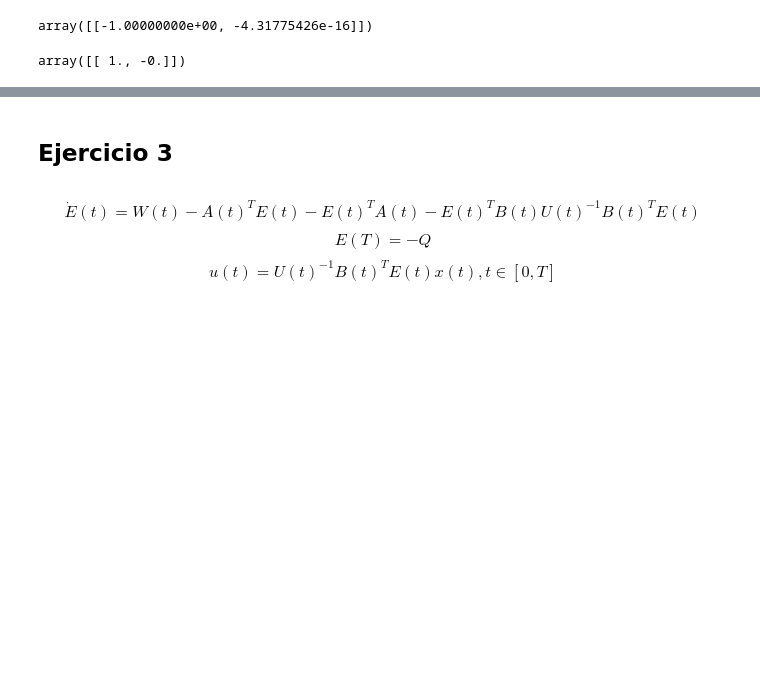
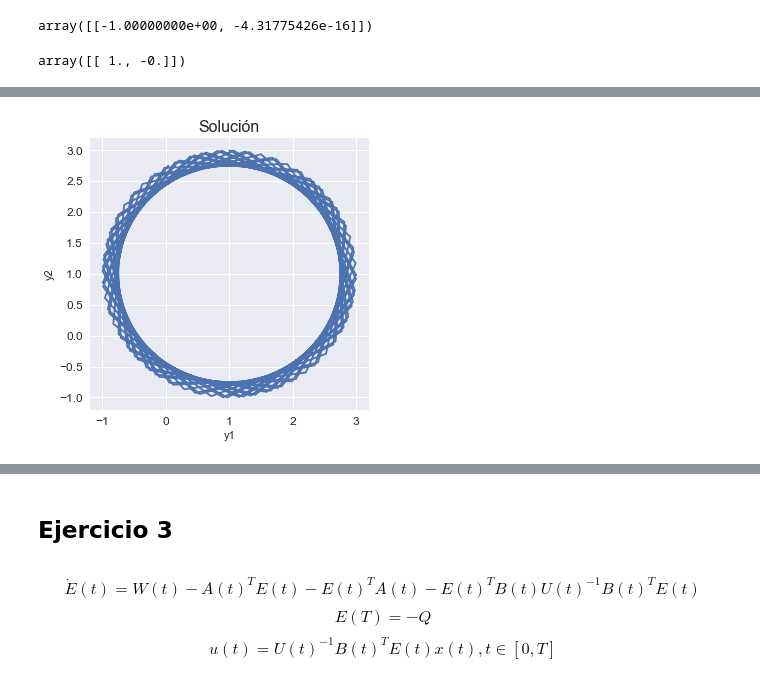
Before and after one commit to furrutiav/MA4703, a Jupyter notebook: lab4/enunciado_lab_4.ipynb, the cells around one changed output, grey strips where cells are left out. Cells and saved outputs as stored; diff of their text form; code cells hidden in the pictures; blank space fills up the shorter version.

```diff
--- a/lab4/enunciado_lab_4.ipynb
+++ b/lab4/enunciado_lab_4.ipynb
@@ -231,0 +266,7 @@ plt.show()
+# %%
+%%time
+T=100
+exp = 2
+sol_p2_2 = solve_lqr(Y1=experimento[exp][0], Y2=experimento[exp][1], c=experimento[exp][2], T=T)
+plot_p2(sol_p2_2, T)
+# %% [output]
@@ -231,0 +274 @@ plt.show()
+[figure, added]
```
Also changed, not shown: parts of 16 cells of this notebook, 5 other files.
